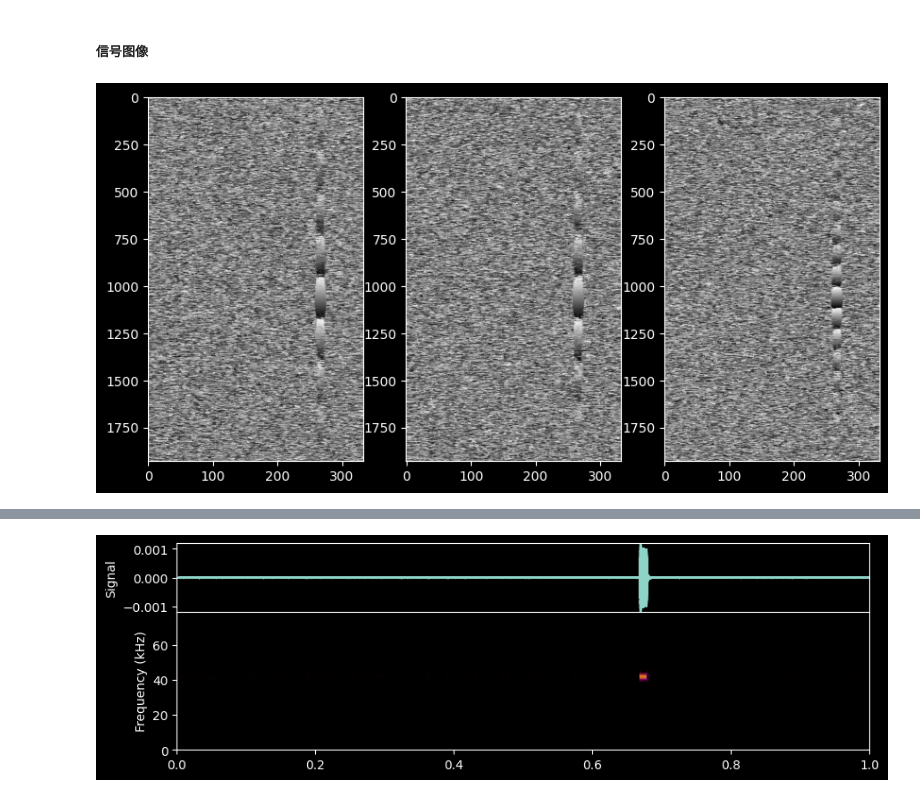
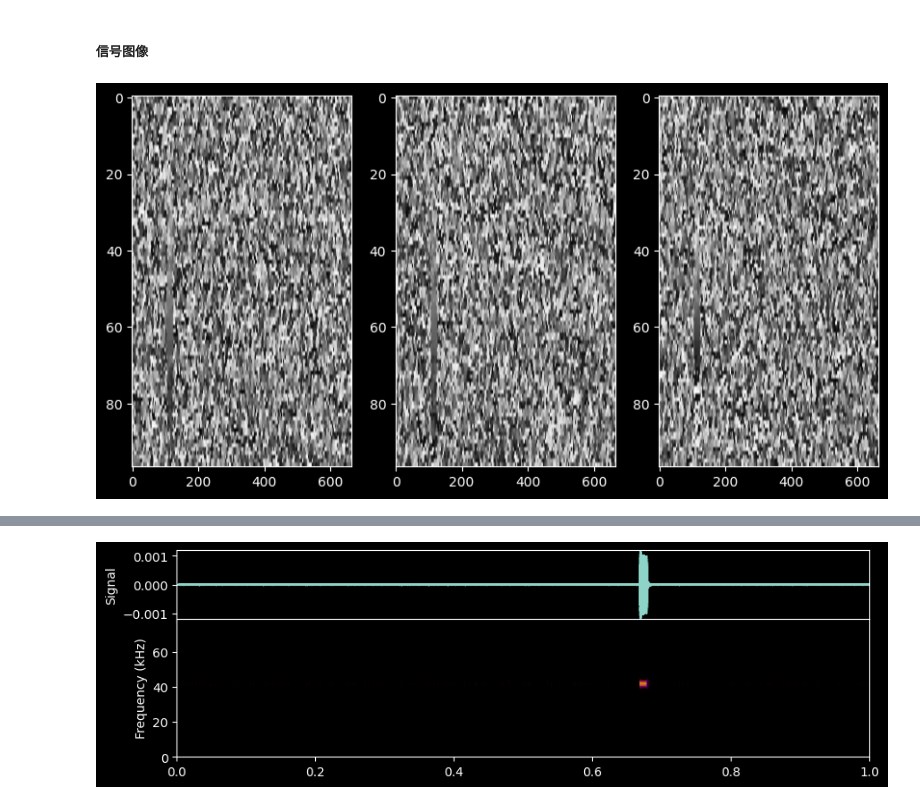
Before and after one commit to LeoJhonSong/ternary-array-passive-bearing, a Jupyter notebook: main.ipynb, the cells around one changed output, grey strips where cells are left out. Cells and saved outputs as stored; diff of their text form; code cells hidden in the pictures.

```diff
--- a/main.ipynb
+++ b/main.ipynb
@@ -40,6 +40,7 @@ target_sig = CW_Func_Handler(
     f=fc,  # 声源频率
     prf=1,  # Cw信号周期
     pulse_width=10e-3,  # Cw信号脉宽
+    device='cuda',
 )
 array_data_sampler = Array_Data_Sampler(
     CW_Source(
@@ -47,20 +48,23 @@ array_data_sampler = Array_Data_Sampler(
     r=r,  # 声源距离
     angle=angle,  # 声源角度
     # seed=1,
+    device='cuda',
 ),
     Three_Elements_Array(
         d=d,
         K=K,
         # seed=1000
+        device='cuda',
     ),
-    c=c  # 声速
+    c=c,  # 声速
+    device='cuda',
 )
 
 # array_data_sampler.set_ideal()
 array_data_sampler.set_SNR(30)
 # array_data_sampler.set_SNR(20)
 # array_data_sampler.set_SNR(10)
-# array_data_sampler.set_SNR(0)
+# array_data_sampler.set_SNR(5)
 # array_data_sampler.set_SNR(-5)
 # array_data_sampler.set_SNR(-10)
 # array_data_sampler.set_SNR(-15)
@@ -77,17 +81,19 @@ x, r_real, angle_real = array_data_sampler(t, velocity)
 # %%
 # %matplotlib widget
 
 import torch
-spectrogram_layer = feature_modules.Spectrogram(fs, 16384, 16).to('cuda')
+spectrogram_layer = feature_modules.Spectrogram(fs, 8192, 16, 20e3, 52.5e3).to('cuda')
+# filter_layer = feature_modules.Filter(fs, 8192, 42.5e3, 20e3, 52.5e3)
 cpsd_phase_layer = feature_modules.CPSD_Phase_Spectrogram().to('cuda')
-phase = cpsd_phase_layer(spectrogram_layer(torch.tensor(x).unsqueeze(0).unsqueeze(0).to('cuda'))).cpu().detach().squeeze().numpy()
+phase = cpsd_phase_layer(spectrogram_layer(torch.tensor(x).unsqueeze(0).unsqueeze(0).to('cuda'))).cpu().detach().squeeze()
+# phase = cpsd_phase_layer(filter_layer(spectrogram_layer(torch.tensor(x).unsqueeze(0).unsqueeze(0).to('cuda')))).cpu().detach().squeeze()
 from matplotlib.colors import Normalize
 plt.figure(figsize=(10, 5))
 for i in range(3):
     plt.subplot(1, 3, i+1)
     plt.imshow(phase[i], aspect='auto', cmap='gray', norm=Normalize(-np.pi, np.pi))
 # %% [output]
-[figure, old version]
+[figure, new version]
 # %%
 # tf_plot(x[0], fs)
 # rfft_plot(x[0], fs, fc=37.5e3, bandwidth=2e3)
```
Also changed, not shown: parts of 2 cells of this notebook, 2 other files.
